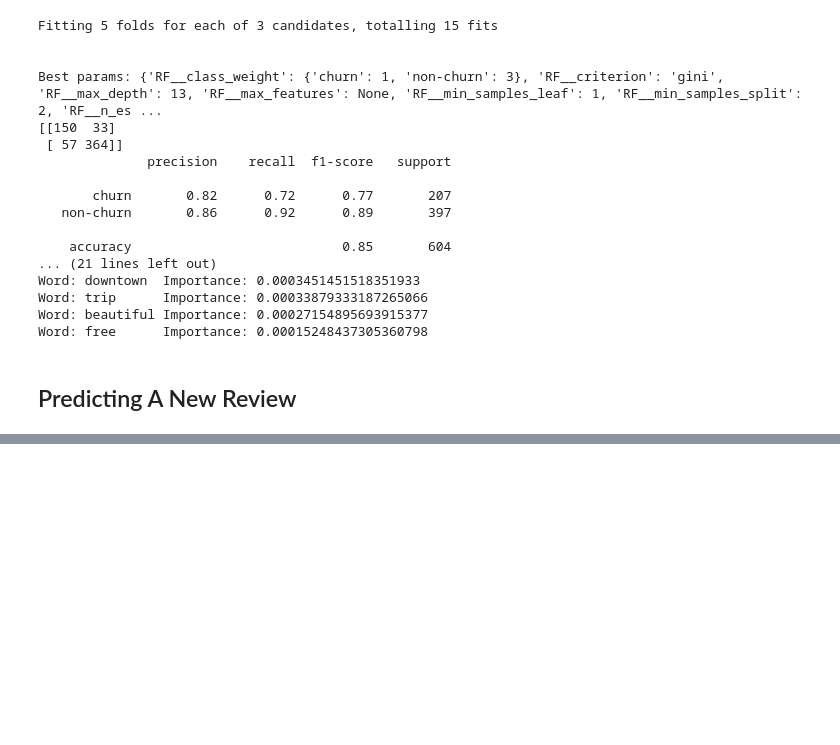
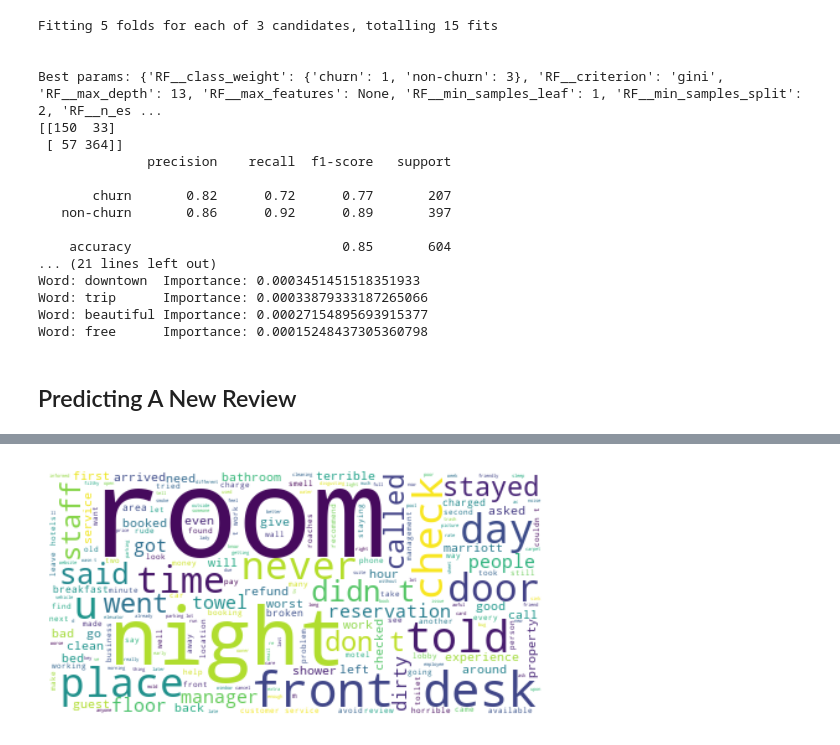
Before and after one commit to duynlq/reviews-prediction, a Jupyter notebook: ANALYSIS.ipynb, the cells around one changed output, grey strips where cells are left out. Saved outputs shown, nothing was run; the diff lists cells and outputs as text; code cells hidden in the pictures; blank space fills up the shorter version.

```diff
--- a/ANALYSIS.ipynb
+++ b/ANALYSIS.ipynb
@@ -432,0 +476,15 @@ the gold level service was incredible i hate writing reviews but this experience
+# %%
+# 1 STAR REVIEWS, customers very likely do not recommend
+# Combine all non-churn review texts
+positive_reviews = " ".join(review for review in df.processed_review[df.processed_rating == 10])
+
+# Generate a word cloud image
+wordcloud = WordCloud(stopwords=stopwords, background_color="white").generate(positive_reviews)
+
+# Display the generated image:
+# the matplotlib way:
+plt.imshow(wordcloud, interpolation='bilinear')
+plt.axis("off")
+plt.show()
+# %% [output]
+[figure, added]
```
Also changed, not shown: parts of 8 cells of this notebook, 2 other files.
